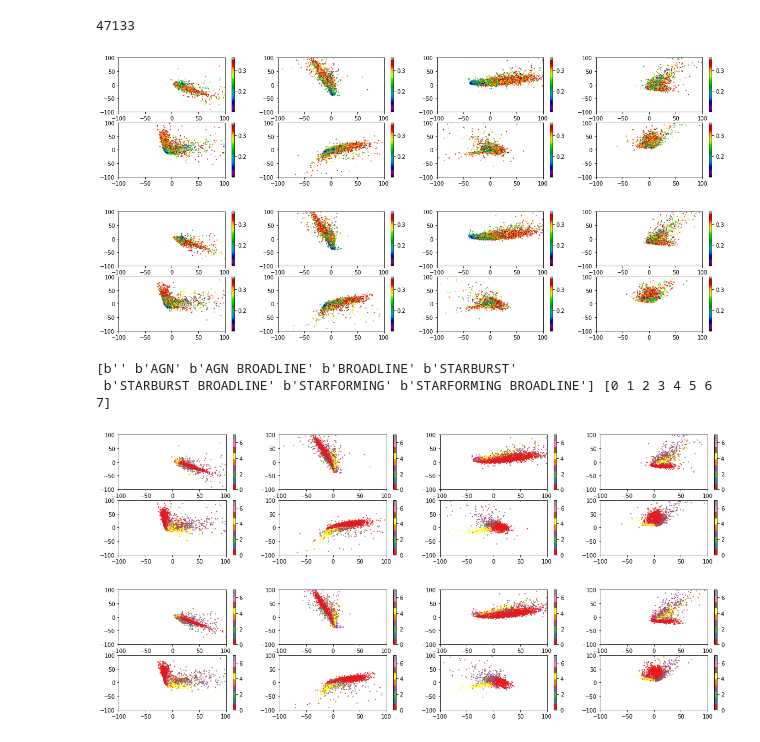
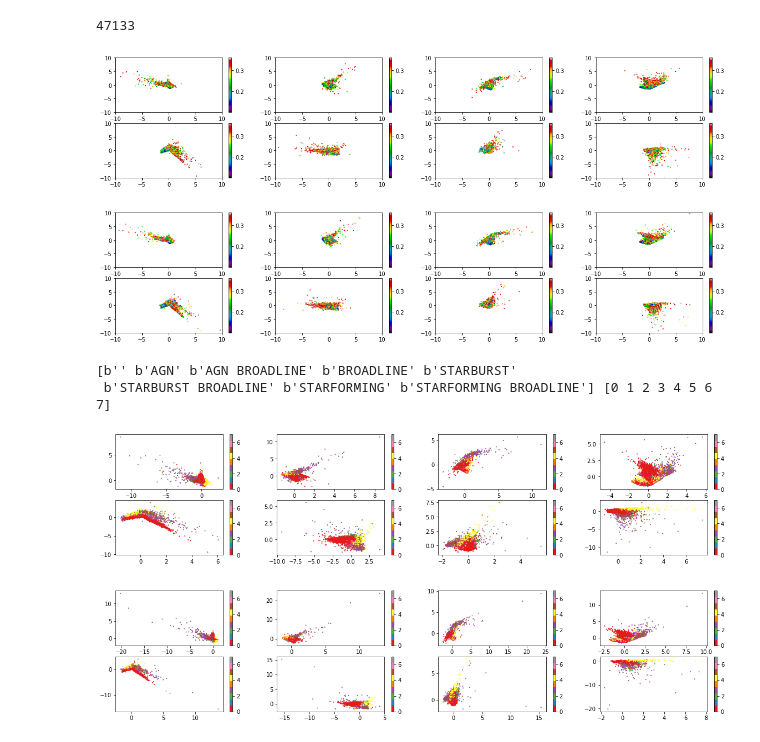
Before and after one commit to AlexGKim/SDSS_PAE, a Jupyter notebook: notebooks/AE_SDSS.ipynb, the cells around one changed output. Cells and saved outputs as stored; diff of their text form; code cells hidden in the pictures.

```diff
--- a/notebooks/AE_SDSS.ipynb
+++ b/notebooks/AE_SDSS.ipynb
@@ -72,7 +72,7 @@ fixed_num_bins  = 1000
 
 label           = 'galaxies_quasars_bins1000_wl3388-8318'
 label_          = label+'_minz005_maxz036_minSN50'
-label_2         = label+'_minz01_maxz036_minSN50'+'_8_fully_connected_xxlarge_std_one_batch'
+label_2         = label+'_minz01_maxz036_minSN50'+'_8_fully_connected_std_one_batch_train'
 
 seed            = 8720
 
@@ -491,8 +544,8 @@ for ii in range(latent_dim):
     jj= (ii+1)%latent_dim
     im = ax[ii].scatter(encoded_valid[:,ii],encoded_valid[:,jj],c=valid_params, cmap='nipy_spectral',s=1)
     plt.colorbar(im, ax=ax[ii])
-    ax[ii].set_xlim(-100,100)
-    ax[ii].set_ylim(-100,100)
+    ax[ii].set_xlim(-10,10)
+    ax[ii].set_ylim(-10,10)
 plt.show()
 
 fig, ax = plt.subplots(2,4, figsize=(20,4))
@@ -501,12 +554,12 @@ for ii in range(latent_dim):
     jj= (ii+1)%latent_dim
     im = ax[ii].scatter(encoded_train[:47000,ii],encoded_train[:47000,jj],c=train_params[:47000], cmap='nipy_spectral',s=1)
     plt.colorbar(im, ax=ax[ii])
-    ax[ii].set_xlim(-100,100)
-    ax[ii].set_ylim(-100,100)
+    ax[ii].set_xlim(-10,10)
+    ax[ii].set_ylim(-10,10)
 plt.show()
 # %% [output]
-[figure, old version]
+[figure, new version]
-[figure, old version]
+[figure, new version]
 # %%
 from sklearn import preprocessing
 le = preprocessing.LabelEncoder()
@@ -518,26 +571,26 @@ print(le.classes_, le.transform(le.classes_))
 # %%
 fig, ax = plt.subplots(2,4, figsize=(20,4))
 ax=ax.flatten()
 for ii in range(latent_dim):
     jj= (ii+1)%latent_dim
     im = ax[ii].scatter(encoded_valid[:,ii],encoded_valid[:,jj],c=le.transform(valid_labels), cmap='Set1', s=1)
     plt.colorbar(im, ax=ax[ii])
-    ax[ii].set_xlim(-100,100)
-    ax[ii].set_ylim(-100,100)
+#     ax[ii].set_xlim(-100,100)
+#     ax[ii].set_ylim(-100,100)
 plt.show()
 
 fig, ax = plt.subplots(2,4, figsize=(20,4))
 ax=ax.flatten()
 for ii in range(latent_dim):
     jj= (ii+1)%latent_dim
     im = ax[ii].scatter(encoded_train[:47000,ii],encoded_train[:47000,jj],c=le.transform(train_labels)[:47000], cmap='Set1', s=1)
     plt.colorbar(im, ax=ax[ii])
-    ax[ii].set_xlim(-100,100)
-    ax[ii].set_ylim(-100,100)
+#     ax[ii].set_xlim(-100,100)
+#     ax[ii].set_ylim(-100,100)
 plt.show()
 # %% [output]
-[figure, old version]
+[figure, new version]
-[figure, old version]
+[figure, new version]
 # %%
 style_list=['dark_background']
 # Plot a demonstration figure for every available style sheet.
```
Also changed, not shown: parts of 13 cells of this notebook.
